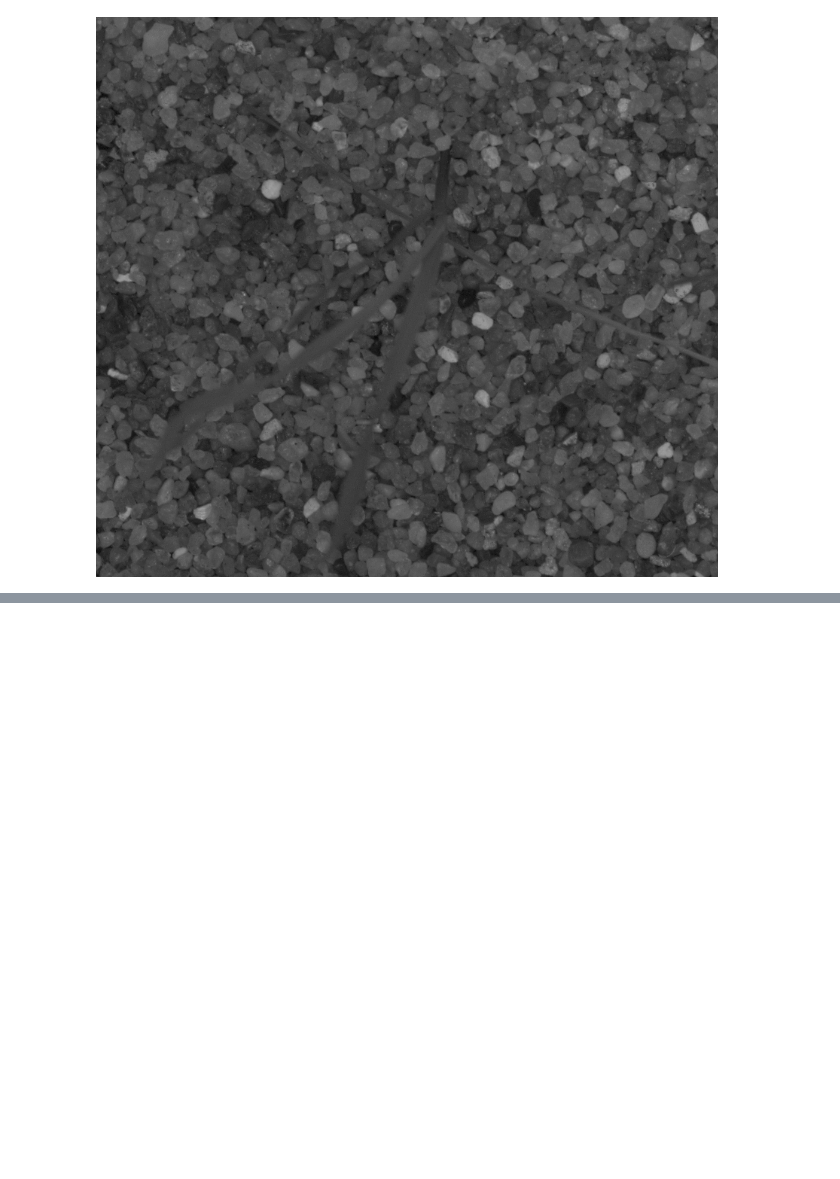
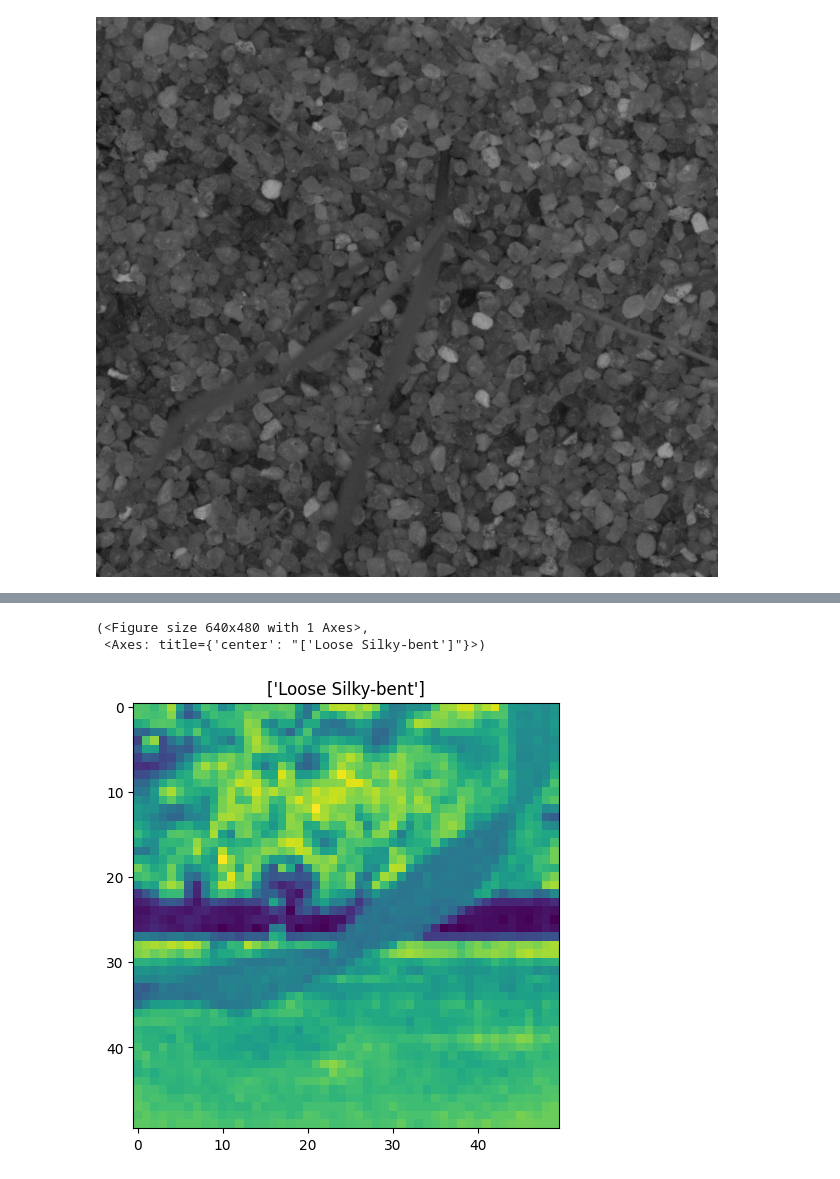
Before and after one commit to MiguelRiosT/Estadistica3_2023-2, a Jupyter notebook: Tarea3/Tarea3Modelo.ipynb, the cells around one changed output, grey strips where cells are left out. Cells and saved outputs as stored; diff of their text form; code cells hidden in the pictures; blank space fills up the shorter version.

```diff
--- a/Tarea3/Tarea3Modelo.ipynb
+++ b/Tarea3/Tarea3Modelo.ipynb
@@ -69,0 +114,6 @@ Tiene 1 canal (936, 1040)
+# %%
+plot_1_images(X_img[1],le.inverse_transform([np.argmax(y_train[1])]), ax=None)
+# %% [output]
+(<Figure size 640x480 with 1 Axes>,
+ <Axes: title={'center': "['Loose Silky-bent']"}>)
+[figure, added]
```
Also changed, not shown: parts of 23 cells of this notebook, 2 other files.
